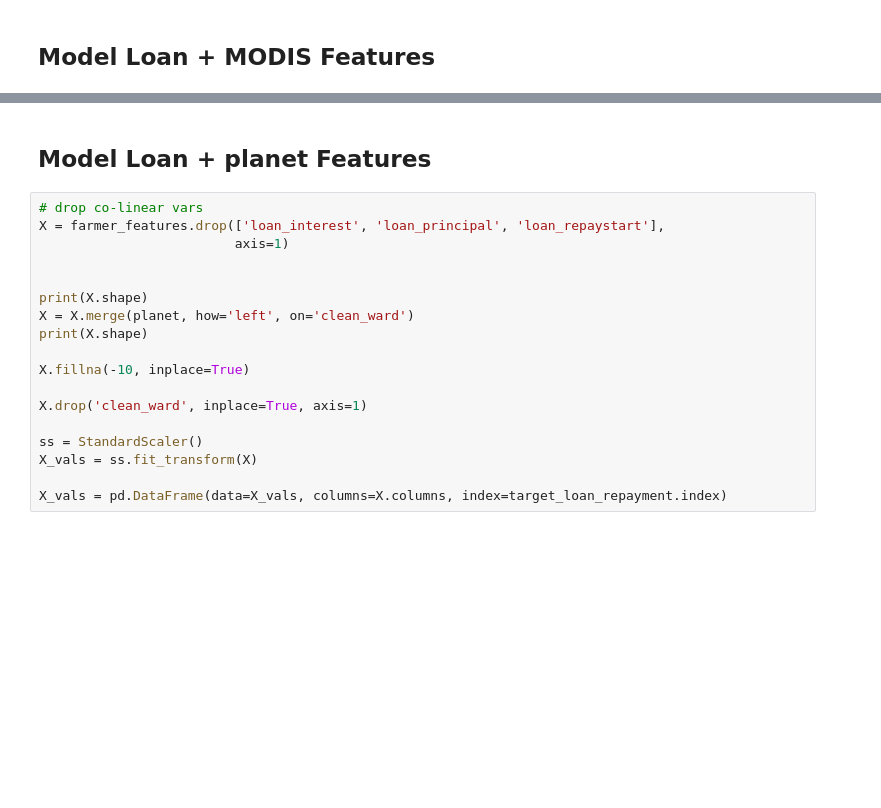
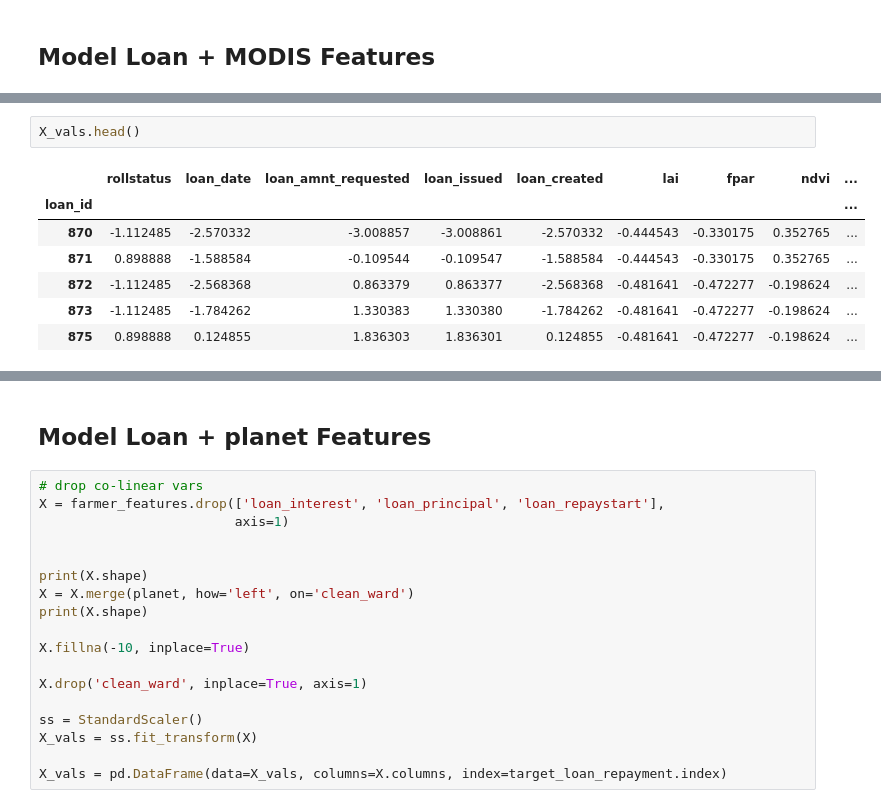
Before and after one commit to impactlab/farmdrive, a Jupyter notebook: notebooks/4.2-sat-image-regression.ipynb, the cells around one changed output, grey strips where cells are left out. Saved outputs shown, nothing was run; the diff lists cells and outputs as text; blank space fills up the shorter version.

```diff
--- a/notebooks/4.2-sat-image-regression.ipynb
+++ b/notebooks/4.2-sat-image-regression.ipynb
@@ -284,6 +295,16 @@ X_vals = pd.DataFrame(data=X_vals, columns=X.columns, index=target_loan_repaymen
 # %% [output]
 (226, 6)
 (226, 17)
+# %%
+X_vals.head()
+# %% [output]
+|  | rollstatus | loan_date | loan_amnt_requested | loan_issued | loan_created | lai | fpar | ndvi | ... |
+| loan_id |  |  |  |  |  |  |  |  | ... |
+| 870 | -1.112485 | -2.570332 | -3.008857 | -3.008861 | -2.570332 | -0.444543 | -0.330175 | 0.352765 | ... |
+| 871 | 0.898888 | -1.588584 | -0.109544 | -0.109547 | -1.588584 | -0.444543 | -0.330175 | 0.352765 | ... |
+| 872 | -1.112485 | -2.568368 | 0.863379 | 0.863377 | -2.568368 | -0.481641 | -0.472277 | -0.198624 | ... |
+| 873 | -1.112485 | -1.784262 | 1.330383 | 1.330380 | -1.784262 | -0.481641 | -0.472277 | -0.198624 | ... |
+| 875 | 0.898888 | 0.124855 | 1.836303 | 1.836301 | 0.124855 | -0.481641 | -0.472277 | -0.198624 | ... |
 # %%
 model = sm.Logit(target_loan_repayment, X_vals)
 
```
Also changed, not shown: parts of 16 cells of this notebook.
